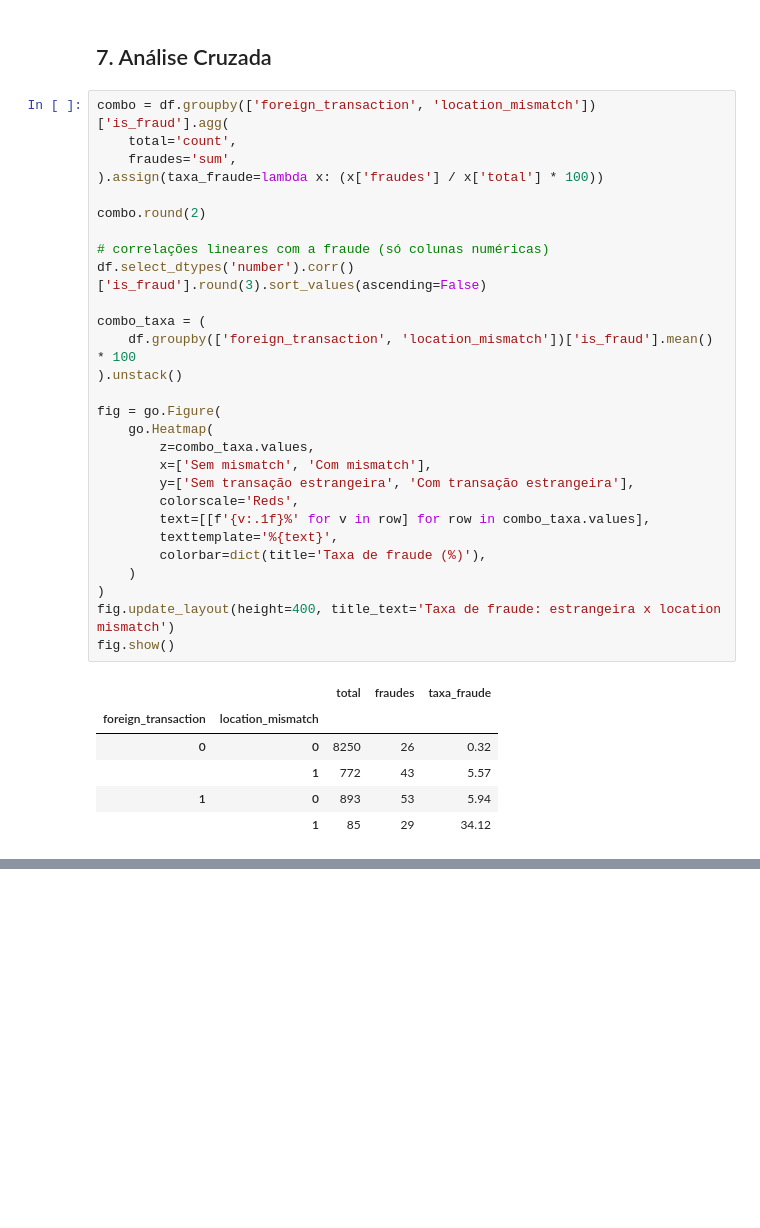
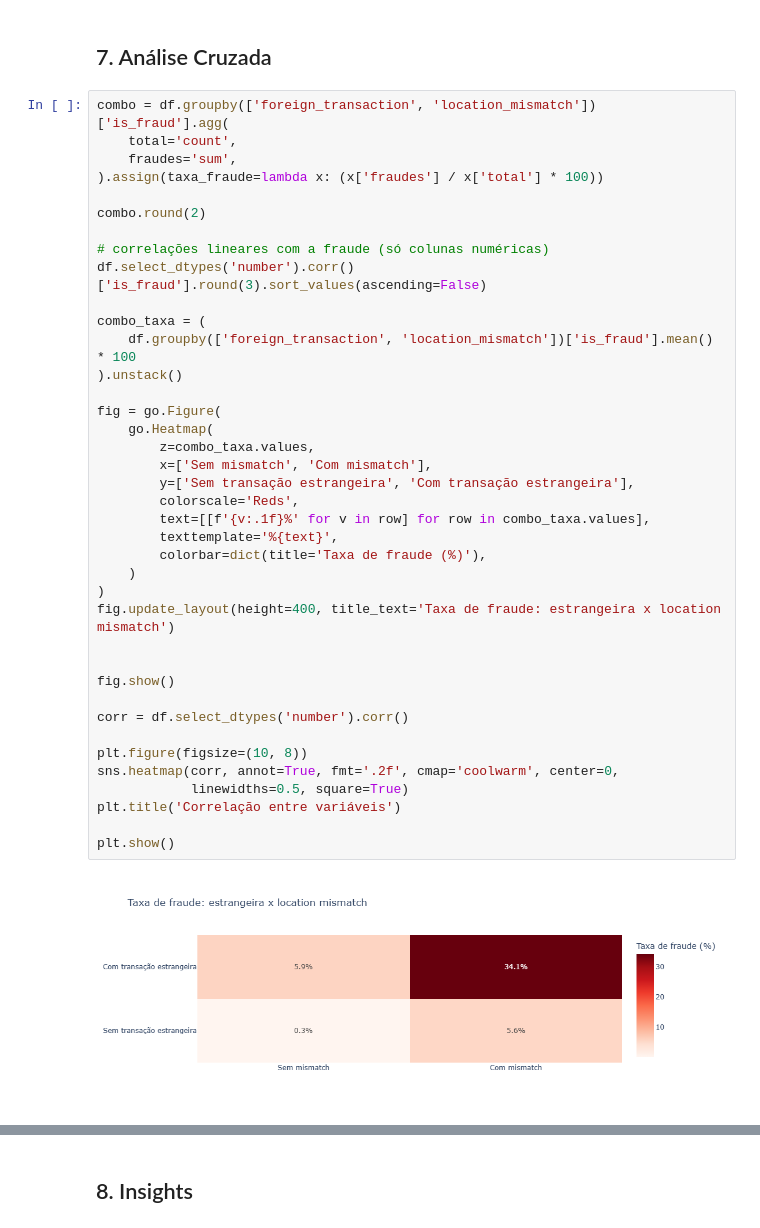
Before and after one commit to victorxavier01/EDA, a Jupyter notebook: 04-credit-card-fraud/eda_credit_fraud.ipynb, the cells around one changed output, grey strips where cells are left out. Drawn from its saved outputs; the diff is of its cells as text; blank space fills up the shorter version.

```diff
--- a/04-credit-card-fraud/eda_credit_fraud.ipynb
+++ b/04-credit-card-fraud/eda_credit_fraud.ipynb
@@ -342,35 +344,41 @@ fig.show()
 # %%
 combo = df.groupby(['foreign_transaction', 'location_mismatch'])['is_fraud'].agg(
     total='count',
     fraudes='sum',
 ).assign(taxa_fraude=lambda x: (x['fraudes'] / x['total'] * 100))
 
 combo.round(2)
 
 # correlações lineares com a fraude (só colunas numéricas)
 df.select_dtypes('number').corr()['is_fraud'].round(3).sort_values(ascending=False)
 
 combo_taxa = (
     df.groupby(['foreign_transaction', 'location_mismatch'])['is_fraud'].mean() * 100
 ).unstack()
 
 fig = go.Figure(
     go.Heatmap(
         z=combo_taxa.values,
         x=['Sem mismatch', 'Com mismatch'],
         y=['Sem transação estrangeira', 'Com transação estrangeira'],
         colorscale='Reds',
         text=[[f'{v:.1f}%' for v in row] for row in combo_taxa.values],
         texttemplate='%{text}',
         colorbar=dict(title='Taxa de fraude (%)'),
     )
 )
 fig.update_layout(height=400, title_text='Taxa de fraude: estrangeira x location mismatch')
+
+
 fig.show()
+
+corr = df.select_dtypes('number').corr()
+
+plt.figure(figsize=(10, 8))
+sns.heatmap(corr, annot=True, fmt='.2f', cmap='coolwarm', center=0,
+            linewidths=0.5, square=True)
+plt.title('Correlação entre variáveis')
+
+plt.show()
 # %% [output]
-|  |  | total | fraudes | taxa_fraude |
-| foreign_transaction | location_mismatch |  |  |  |
-| 0 | 0 | 8250 | 26 | 0.32 |
-|  | 1 | 772 | 43 | 5.57 |
-| 1 | 0 | 893 | 53 | 5.94 |
-|  | 1 | 85 | 29 | 34.12 |
+[figure, added]
@@ -376,0 +386,4 @@ fig.show()
+# %% [markdown]
+<div id="insights"></div>
+
+## 8. Insights
```
Also changed, not shown: parts of 6 cells of this notebook.
